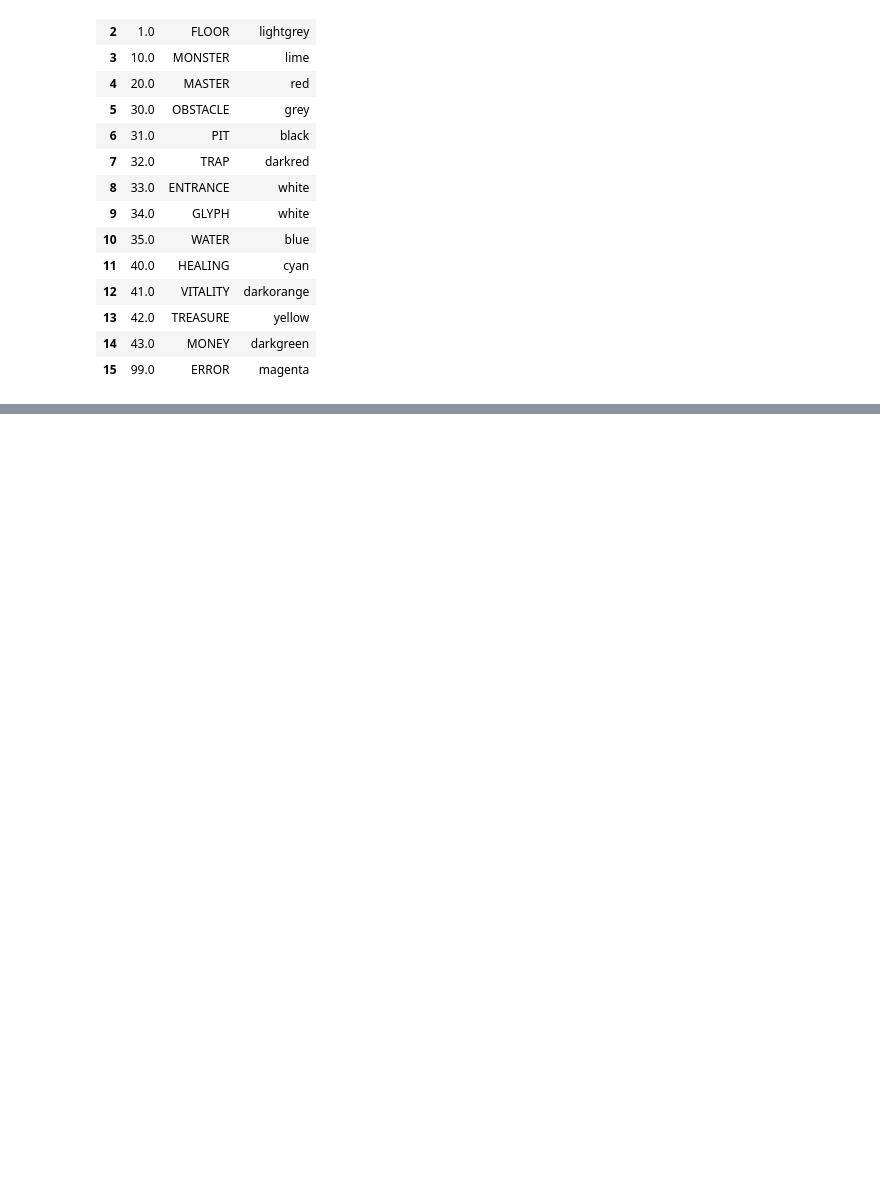
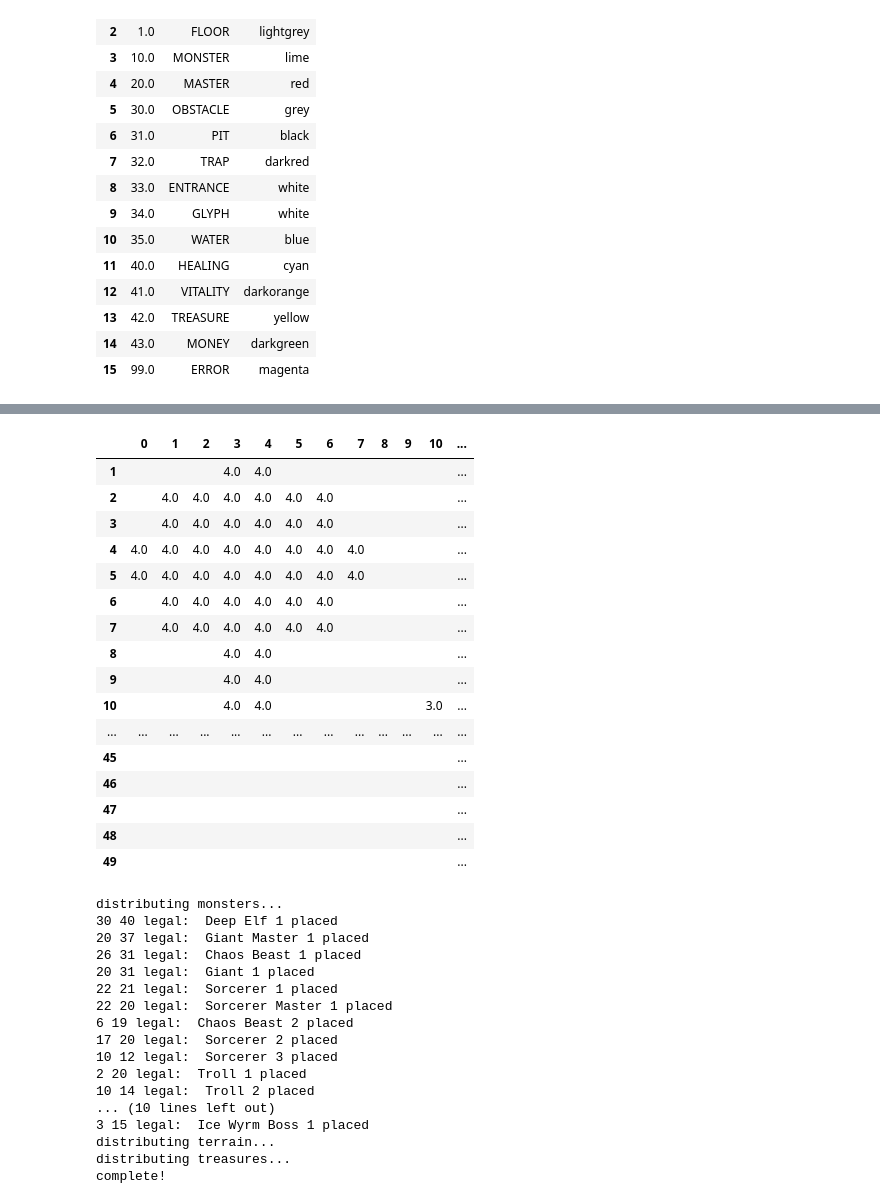
Before and after one commit to KevinCarr42/Descent_AI, a Jupyter notebook: game_testing.ipynb, the cells around one changed output, grey strips where cells are left out. Cells and saved outputs as stored; diff of their text form; code cells hidden in the pictures; blank space fills up the shorter version.

```diff
--- a/game_testing.ipynb
+++ b/game_testing.ipynb
@@ -46,2 +46,38 @@ TERRAIN_DF
 # %%
 d = DescentScenario()
+d.create_quest()
+# %% [output]
+|  | 0 | 1 | 2 | 3 | 4 | 5 | 6 | 7 | 8 | 9 | 10 | ... |
+| 1 |  |  |  | 4.0 | 4.0 |  |  |  |  |  |  | ... |
+| 2 |  | 4.0 | 4.0 | 4.0 | 4.0 | 4.0 | 4.0 |  |  |  |  | ... |
+| 3 |  | 4.0 | 4.0 | 4.0 | 4.0 | 4.0 | 4.0 |  |  |  |  | ... |
+| 4 | 4.0 | 4.0 | 4.0 | 4.0 | 4.0 | 4.0 | 4.0 | 4.0 |  |  |  | ... |
+| 5 | 4.0 | 4.0 | 4.0 | 4.0 | 4.0 | 4.0 | 4.0 | 4.0 |  |  |  | ... |
+| 6 |  | 4.0 | 4.0 | 4.0 | 4.0 | 4.0 | 4.0 |  |  |  |  | ... |
+| 7 |  | 4.0 | 4.0 | 4.0 | 4.0 | 4.0 | 4.0 |  |  |  |  | ... |
+| 8 |  |  |  | 4.0 | 4.0 |  |  |  |  |  |  | ... |
+| 9 |  |  |  | 4.0 | 4.0 |  |  |  |  |  |  | ... |
+| 10 |  |  |  | 4.0 | 4.0 |  |  |  |  |  | 3.0 | ... |
+| ... | ... | ... | ... | ... | ... | ... | ... | ... | ... | ... | ... | ... |
+| 45 |  |  |  |  |  |  |  |  |  |  |  | ... |
+| 46 |  |  |  |  |  |  |  |  |  |  |  | ... |
+| 47 |  |  |  |  |  |  |  |  |  |  |  | ... |
+| 48 |  |  |  |  |  |  |  |  |  |  |  | ... |
+| 49 |  |  |  |  |  |  |  |  |  |  |  | ... |
+distributing monsters...
+30 40 legal:  Deep Elf 1 placed
+20 37 legal:  Giant Master 1 placed
+26 31 legal:  Chaos Beast 1 placed
+20 31 legal:  Giant 1 placed
+22 21 legal:  Sorcerer 1 placed
+22 20 legal:  Sorcerer Master 1 placed
+6 19 legal:  Chaos Beast 2 placed
+17 20 legal:  Sorcerer 2 placed
+10 12 legal:  Sorcerer 3 placed
+2 20 legal:  Troll 1 placed
+10 14 legal:  Troll 2 placed
+... (10 lines left out)
+3 15 legal:  Ice Wyrm Boss 1 placed
+distributing terrain...
+distributing treasures...
+complete!
```
Also changed, not shown: parts of 20 cells of this notebook, 2 other files.
